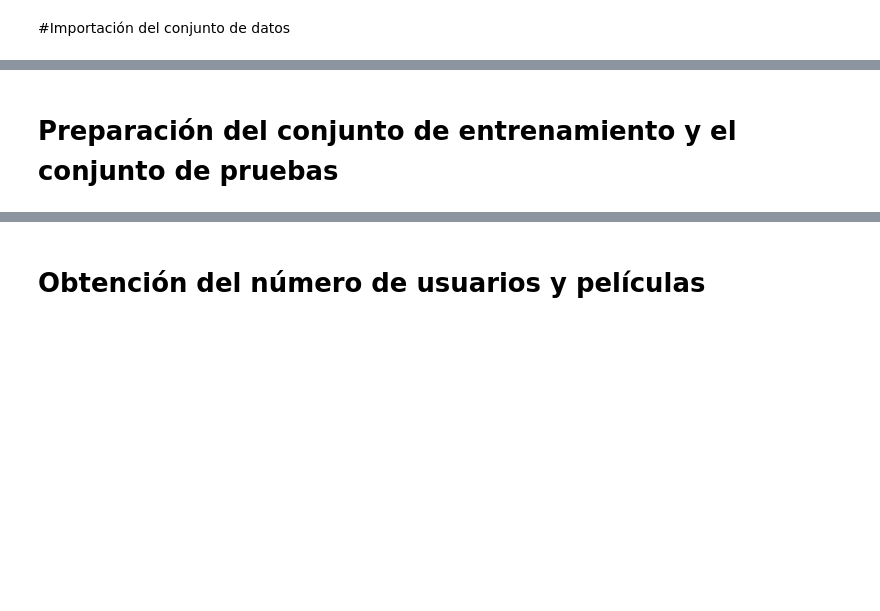
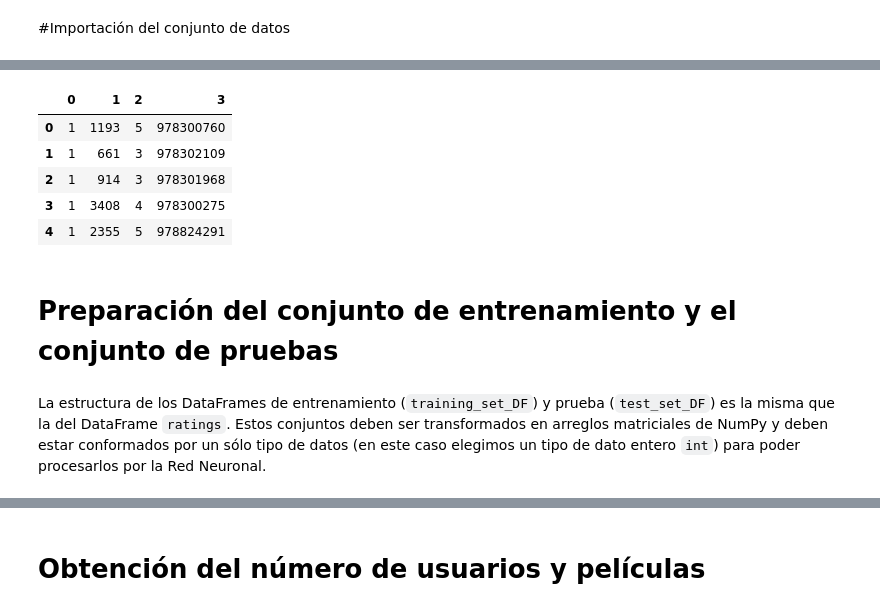
Before and after one commit to PacoDLC/deeplearning-az, a Jupyter notebook: rbm.ipynb, the cells around one changed output, grey strips where cells are left out. Saved outputs shown, nothing was run; the diff lists cells and outputs as text; code cells hidden in the pictures; blank space fills up the shorter version.

```diff
--- a/rbm.ipynb
+++ b/rbm.ipynb
@@ -46,3 +85,14 @@ ratings  = pd.read_csv("/content/deeplearning-az/updated/Part 5 - Boltzmann Mach
+# %%
+ratings.head()
+# %% [output]
+|  | 0 | 1 | 2 | 3 |
+| 0 | 1 | 1193 | 5 | 978300760 |
+| 1 | 1 | 661 | 3 | 978302109 |
+| 2 | 1 | 914 | 3 | 978301968 |
+| 3 | 1 | 3408 | 4 | 978300275 |
+| 4 | 1 | 2355 | 5 | 978824291 |
 # %% [markdown]
 # Preparación del conjunto de entrenamiento y el conjunto de pruebas
+# %% [markdown]
+La estructura de los DataFrames de entrenamiento (`training_set_DF`) y prueba (`test_set_DF`) es la misma que la del DataFrame `ratings`. Estos conjuntos deben ser transformados en arreglos matriciales de NumPy y deben estar conformados por un sólo tipo de datos (en este caso elegimos un tipo de dato entero `int`) para poder procesarlos por la Red Neuronal.
 # %%
```
Also changed, not shown: parts of 10 cells of this notebook.
